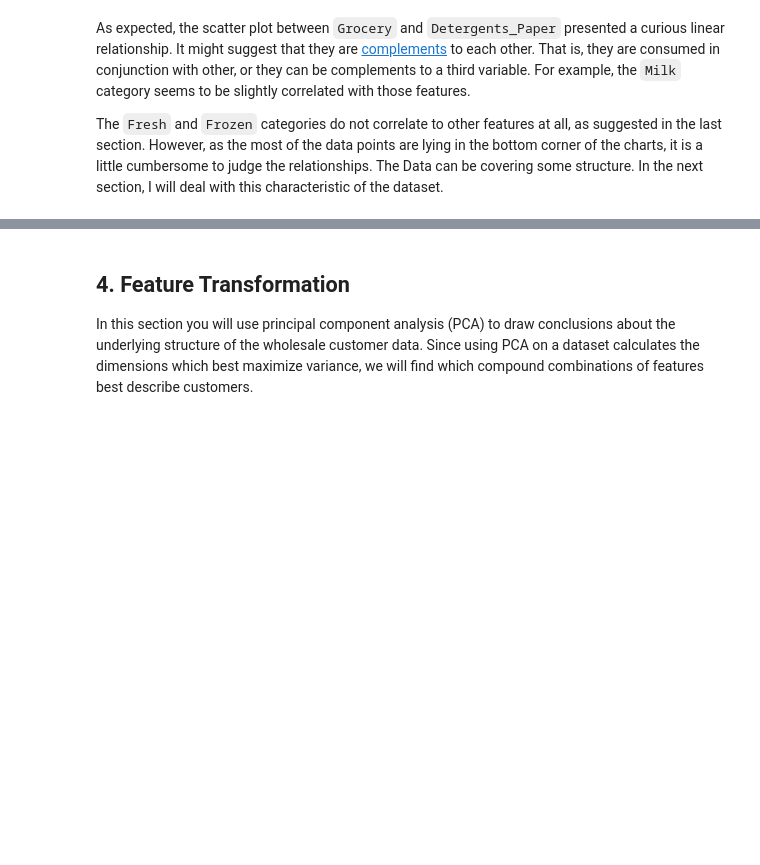
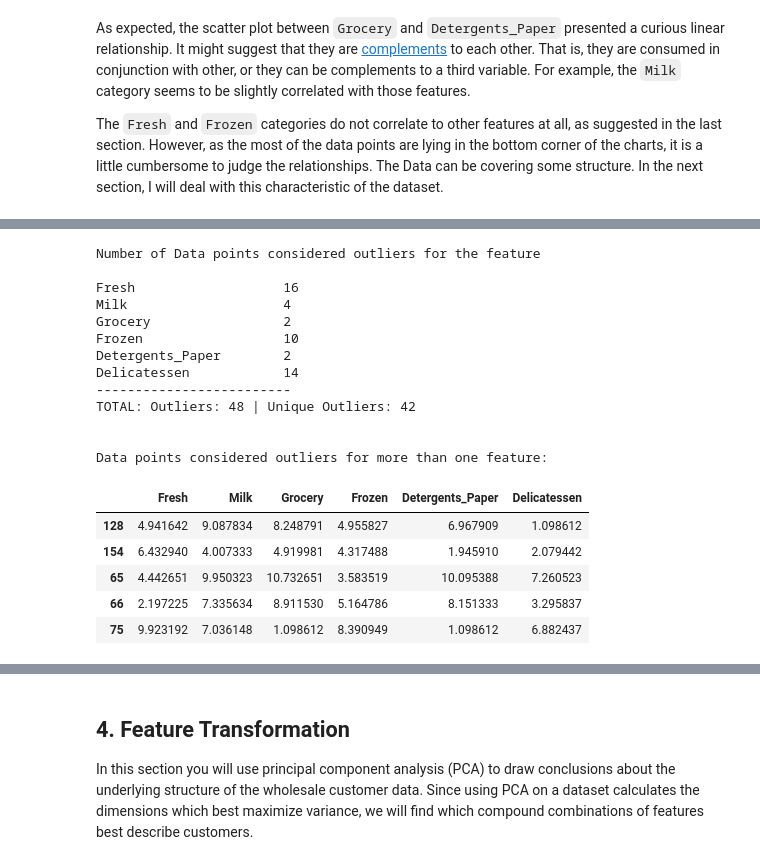
Before and after one commit to ucaiado/Customer_Segments, a Jupyter notebook: customer_segments.ipynb, the cells around one changed output, grey strips where cells are left out. Saved outputs shown, nothing was run; the diff lists cells and outputs as text; code cells hidden in the pictures; blank space fills up the shorter version.

```diff
--- a/customer_segments.ipynb
+++ b/customer_segments.ipynb
@@ -305,23 +335,52 @@ Once you have performed this implementation, the dataset will be stored in the v
 # %%
 # For each feature find the data points with extreme high or low values
+d_unique_idx = dict()
+print "Number of Data points considered outliers for the feature\n"
 for feature in log_data.keys():
 
     # TODO: Calculate Q1 (25th percentile of the data) for the given feature
-    Q1 = None
+    Q1 = np.percentile(log_data[feature], 25)
 
     # TODO: Calculate Q3 (75th percentile of the data) for the given feature
-    Q3 = None
+    Q3 = np.percentile(log_data[feature], 75)
 
     # TODO: Use the interquartile range to calculate an outlier step (1.5 times the interquartile range)
-    step = None
+    step = 1.5*(Q3-Q1)
 
     # Display the outliers
-    print "Data points considered outliers for the feature '{}':".format(feature)
-    display(log_data[~((log_data[feature] >= Q1 - step) & (log_data[feature] <= Q3 + step))])
+    df_out_lier = log_data[~((log_data[feature] >= Q1 - step) & (log_data[feature] <= Q3 + step))]
+    i_nfeatures = df_out_lier.shape[0]
+    print "{:18s}\t{:18s}".format(feature, str(i_nfeatures))
+    for x in df_out_lier.index:
+        if x not in d_unique_idx.keys():
+            d_unique_idx[x] = 1
+        else:
+            d_unique_idx[x] += 1
 
-# OPTIONAL: Select the indices for data points you wish to remove
-outliers  = []
-
-# Remove the outliers, if any were specified
-good_data = log_data.drop(log_data.index[outliers]).reset_index(drop = True)
+print "-------------------------"
+print "TOTAL: Outliers: {} | Unique Outliers: {}".format(sum(d_unique_idx.values()),
+                                                         len(d_unique_idx.keys()))
+# filtering just the repeated outliers
+print "\n\nData points considered outliers for more than one feature:"
+log_data.loc[[x[0] for x in d_unique_idx.iteritems() if x[1]>1]]
+# %% [output]
+Number of Data points considered outliers for the feature
+
+Fresh                   16
+Milk                    4
+Grocery                 2
+Frozen                  10
+Detergents_Paper        2
+Delicatessen            14
+-------------------------
+TOTAL: Outliers: 48 | Unique Outliers: 42
+
+
+Data points considered outliers for more than one feature:
+|  | Fresh | Milk | Grocery | Frozen | Detergents_Paper | Delicatessen |
+| 128 | 4.941642 | 9.087834 | 8.248791 | 4.955827 | 6.967909 | 1.098612 |
+| 154 | 6.432940 | 4.007333 | 4.919981 | 4.317488 | 1.945910 | 2.079442 |
+| 65 | 4.442651 | 9.950323 | 10.732651 | 3.583519 | 10.095388 | 7.260523 |
+| 66 | 2.197225 | 7.335634 | 8.911530 | 5.164786 | 8.151333 | 3.295837 |
+| 75 | 9.923192 | 7.036148 | 1.098612 | 8.390949 | 1.098612 | 6.882437 |
 # %% [markdown]
```
Also changed, not shown: parts of 12 cells of this notebook, 1 other file.
